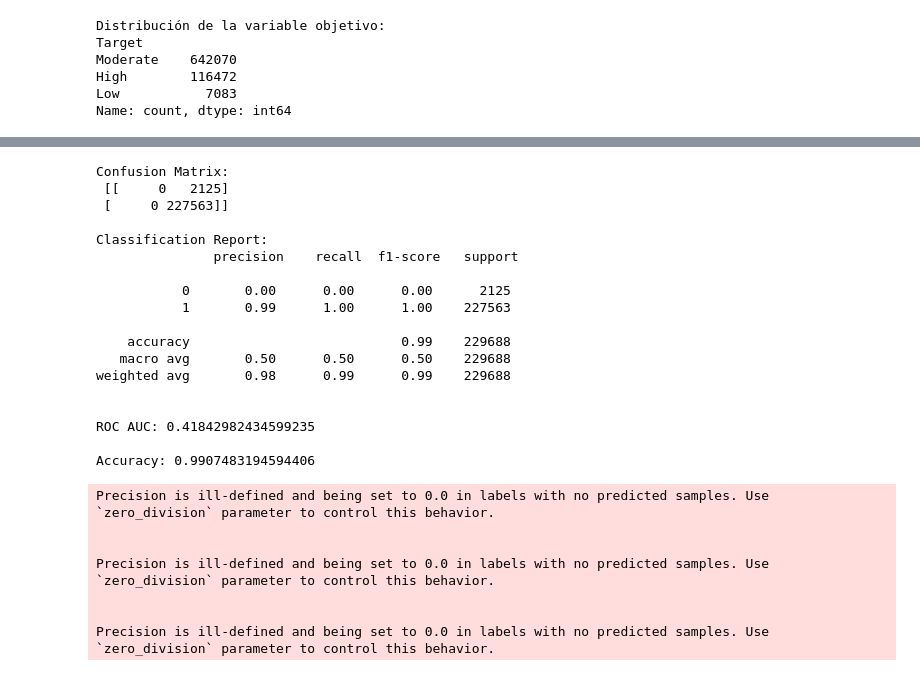
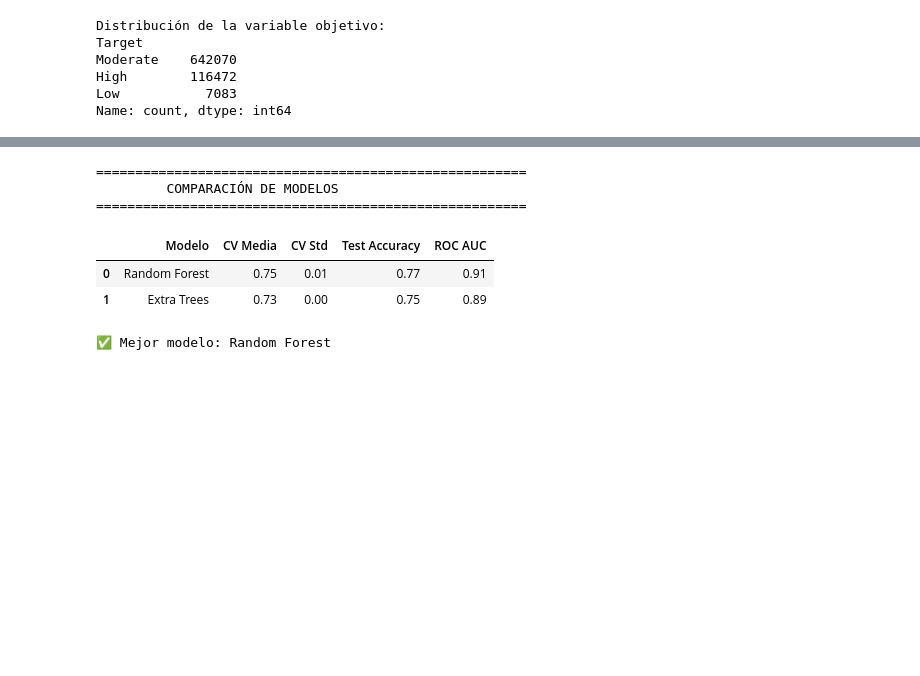
Before and after one commit to edegraciab/final_project, a Jupyter notebook: notebooks/04.EDA_FL_v2.ipynb, the cells around one changed output, grey strips where cells are left out. Cells and saved outputs as stored; diff of their text form; code cells hidden in the pictures; blank space fills up the shorter version.

```diff
--- a/notebooks/04.EDA_FL_v2.ipynb
+++ b/notebooks/04.EDA_FL_v2.ipynb
@@ -1047,44 +939,48 @@ Accuracy: 0.9909504232465279
 # %%
-from sklearn.linear_model import SGDClassifier
+print('=' * 55)
+print('         COMPARACIÓN DE MODELOS')
+print('=' * 55)
 
-# 1. Entrenar SVM lineal
-sgd_classifier = SGDClassifier(random_state=42, loss='hinge')  # hinge = SVM, log = logistic regression
-sgd_classifier.fit(X_train, y_train)
+results_df = pd.DataFrame({
+    'Modelo':        ['Random Forest', 'Extra Trees'],
+    'CV Media':      [cv_scores_rf.mean(), cv_scores_et.mean()],
+    'CV Std':        [cv_scores_rf.std(),  cv_scores_et.std()],
+    'Test Accuracy': [accuracy_score(y_test, y_pred_rf),
+                      accuracy_score(y_test, y_pred_et)],
+    'ROC AUC':       [
+        roc_auc_score(y_test, y_prob_rf, multi_class='ovr', average='weighted'),
+        roc_auc_score(y_test, y_prob_et, multi_class='ovr', average='weighted')
+    ]
+}).round(4)
 
-# 2. Predecir sobre X_test (igual que RF y LGBM)
-sgd_predictions = sgd_classifier.predict(X_test)
+display(results_df)
 
-# 3. Para ROC AUC
-sgd_scores = sgd_classifier.decision_function(X_test)
+# Mejor modelo por ROC AUC
+best_idx   = results_df['ROC AUC'].idxmax()
+best_name  = results_df.loc[best_idx, 'Modelo']
+best_model = rf if best_idx == 0 else et
+print(f'\n✅ Mejor modelo: {best_name}')
 
-# 4. Métricas iguales
-print("Confusion Matrix:\n", confusion_matrix(y_test, sgd_predictions))
-print("\nClassification Report:\n", classification_report(y_test, sgd_predictions))
-print("\nROC AUC:", roc_auc_score(y_test, sgd_scores))
-print("\nAccuracy:", accuracy_score(y_test, sgd_predictions))
+# Feature Importance
+feat_importance = (pd.DataFrame({
+    'Feature':    X.columns,
+    'Importance': best_model.feature_importances_
+})
+.sort_values('Importance', ascending=False)
+.head(15))
+
+fig = px.bar(feat_importance, x='Importance', y='Feature',
+             orientation='h',
+             color='Importance', color_continuous_scale='PuBuGn',
+             template='seaborn',
+             title=f'Top 15 Variables más Importantes — {best_name}')
+fig.update_layout(height=600, width=1000, font=dict(size=13))
+fig.show()
 # %% [output]
-Confusion Matrix:
- [[     0   2125]
- [     0 227563]]
-
-Classification Report:
-               precision    recall  f1-score   support
-
-           0       0.00      0.00      0.00      2125
-           1       0.99      1.00      1.00    227563
-
-    accuracy                           0.99    229688
-   macro avg       0.50      0.50      0.50    229688
-weighted avg       0.98      0.99      0.99    229688
-
-
-ROC AUC: 0.41842982434599235
-
-Accuracy: 0.9907483194594406
+=======================================================
+         COMPARACIÓN DE MODELOS
+=======================================================
+|  | Modelo | CV Media | CV Std | Test Accuracy | ROC AUC |
+| 0 | Random Forest | 0.75 | 0.01 | 0.77 | 0.91 |
+| 1 | Extra Trees | 0.73 | 0.00 | 0.75 | 0.89 |
-Precision is ill-defined and being set to 0.0 in labels with no predicted samples. Use `zero_division` parameter to control this behavior.
-
-
-Precision is ill-defined and being set to 0.0 in labels with no predicted samples. Use `zero_division` parameter to control this behavior.
-
-
-Precision is ill-defined and being set to 0.0 in labels with no predicted samples. Use `zero_division` parameter to control this behavior.
+✅ Mejor modelo: Random Forest
```
Also changed, not shown: parts of 64 cells of this notebook.
